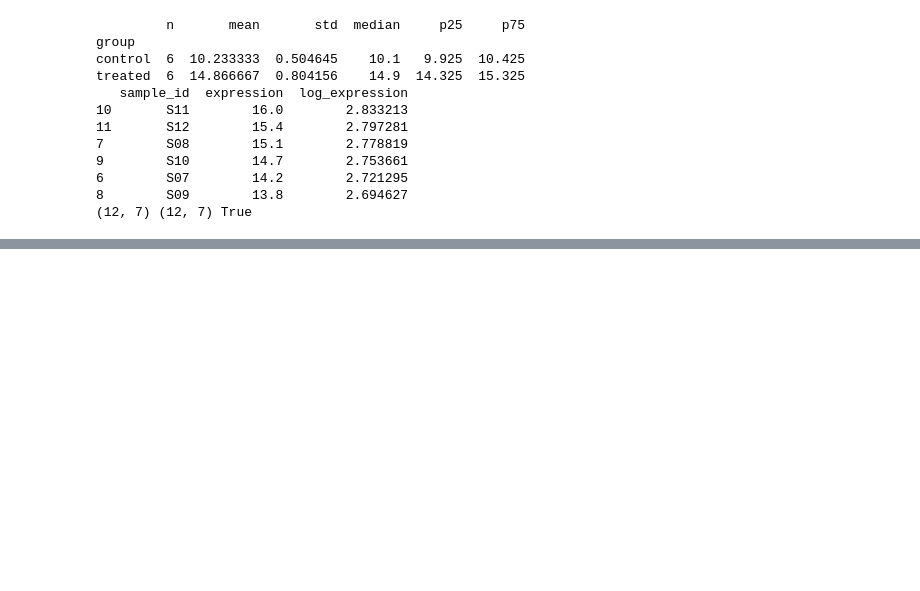
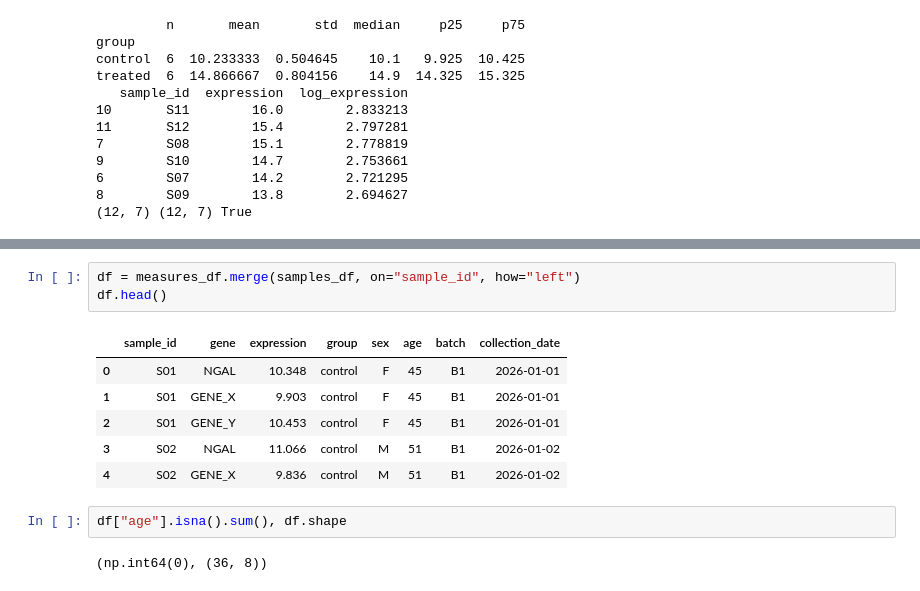
Before and after one commit to Raulomon/bioinformatics-learning, a Jupyter notebook: notebooks/01_pandas_dataframe_central.ipynb, the cells around one changed output, grey strips where cells are left out. Cells and saved outputs as stored; diff of their text form; blank space fills up the shorter version.

```diff
--- a/notebooks/01_pandas_dataframe_central.ipynb
+++ b/notebooks/01_pandas_dataframe_central.ipynb
@@ -359,0 +462,14 @@ treated  6  14.866667  0.804156    14.9  14.325  15.325
+# %%
+df = measures_df.merge(samples_df, on="sample_id", how="left")
+df.head()
+# %% [output]
+|  | sample_id | gene | expression | group | sex | age | batch | collection_date |
+| 0 | S01 | NGAL | 10.348 | control | F | 45 | B1 | 2026-01-01 |
+| 1 | S01 | GENE_X | 9.903 | control | F | 45 | B1 | 2026-01-01 |
+| 2 | S01 | GENE_Y | 10.453 | control | F | 45 | B1 | 2026-01-01 |
+| 3 | S02 | NGAL | 11.066 | control | M | 51 | B1 | 2026-01-02 |
+| 4 | S02 | GENE_X | 9.836 | control | M | 51 | B1 | 2026-01-02 |
+# %%
+df["age"].isna().sum(), df.shape
+# %% [output]
+(np.int64(0), (36, 8))
```
Also changed, not shown: parts of 13 cells of this notebook, 1 other file.
